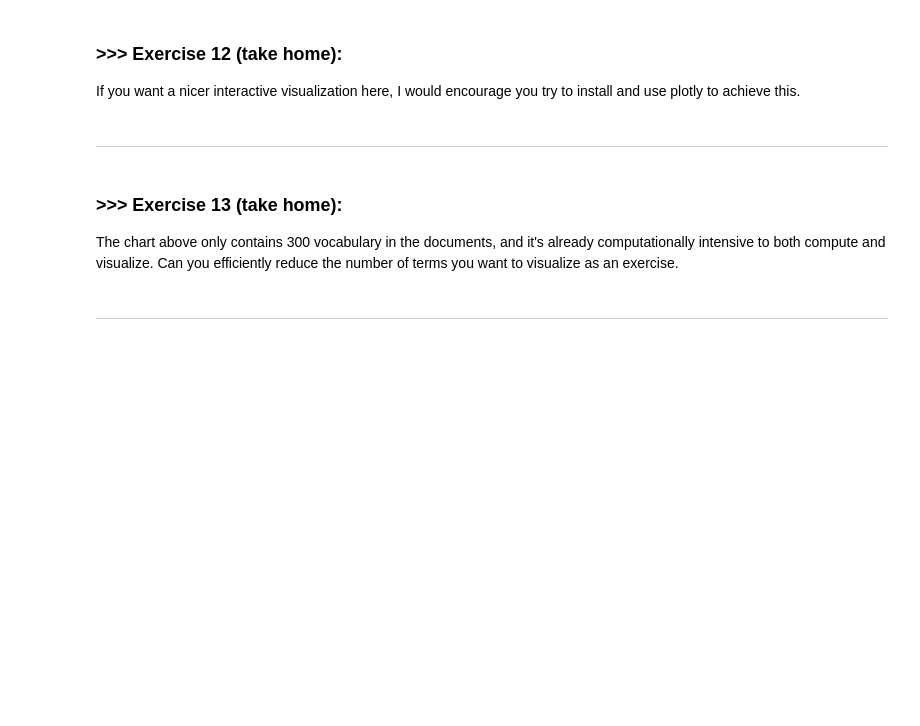
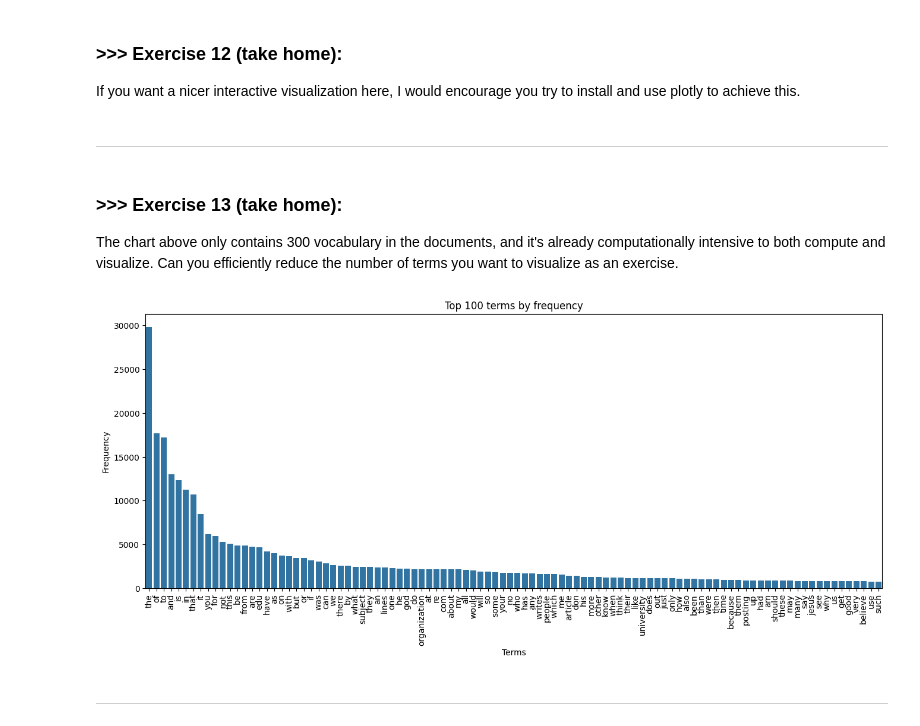
Before and after one commit to viljanenjuho/DM2025-Lab1-Exercise, a Jupyter notebook: DM2025-Lab1-Master.ipynb, the cells around one changed output. Saved outputs shown, nothing was run; the diff lists cells and outputs as text; code cells hidden in the pictures; blank space fills up the shorter version.

```diff
--- a/DM2025-Lab1-Master.ipynb
+++ b/DM2025-Lab1-Master.ipynb
@@ -1138,3 +1292,25 @@ The chart above only contains 300 vocabulary in the documents, and it's already
+# %%
+# 1) compute total term frequencies across all docs (sparse-friendly)
+tf = np.asarray(X_counts.sum(axis=0)).ravel()
+
+# 2) pick Top-N most frequent terms (change N as you like)
+N = 100
+top_idx = np.argpartition(tf, -N)[-N:]                 # N largest, unordered (O(d))
+top_idx = top_idx[np.argsort(tf[top_idx])[::-1]]       # sort descending
+
+terms = count_vect.get_feature_names_out()[top_idx]
+freqs = tf[top_idx]
+
+# 3) plot (same style as original, but smaller and ordered)
+plt.figure(figsize=(16,6))
+sns.barplot(x=terms, y=freqs)
+plt.xticks(rotation=90)
+plt.title(f"Top {N} terms by frequency")
+plt.ylabel("Frequency")
+plt.xlabel("Terms")
+plt.show()
+# %% [output]
+[figure, added]
 # %% [markdown]
 ---
 # %% [markdown]
```
Also changed, not shown: parts of 22 cells of this notebook.
